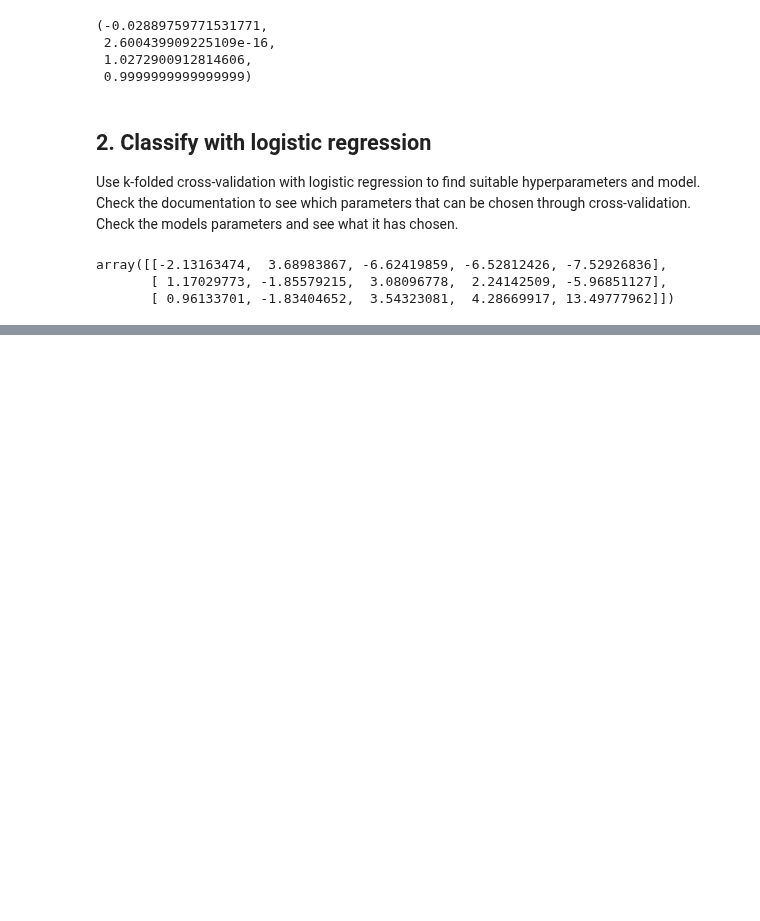
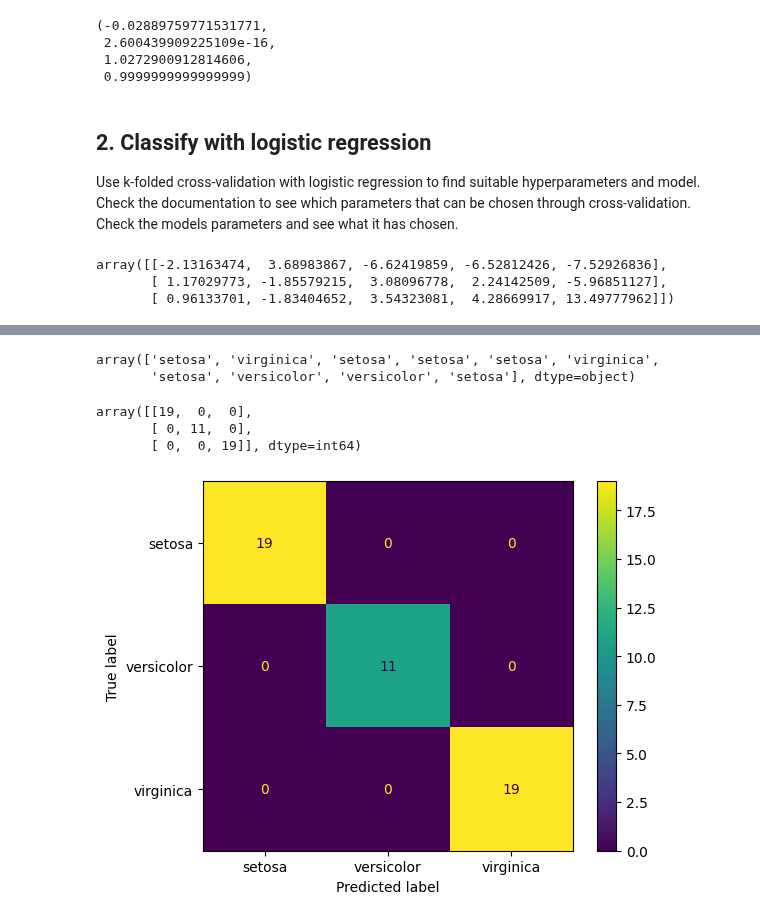
Before and after one commit to VineelaNedunuri/Machine-learning, a Jupyter notebook: Exercises/E04_logistic_regression.ipynb, the cells around one changed output, grey strips where cells are left out. Saved outputs shown, nothing was run; the diff lists cells and outputs as text; code cells hidden in the pictures; blank space fills up the shorter version.

```diff
--- a/Exercises/E04_logistic_regression.ipynb
+++ b/Exercises/E04_logistic_regression.ipynb
@@ -290,0 +301,3 @@ array([[-2.13163474,  3.68983867, -6.62419859, -6.52812426, -7.52926836],
+# %%
+y_pred = model.predict(scaled_X_test)
+y_pred
@@ -290,0 +329,22 @@ array([[-2.13163474,  3.68983867, -6.62419859, -6.52812426, -7.52926836],
+# %%
+y_pred[:10]
+# %% [output]
+array(['setosa', 'virginica', 'setosa', 'setosa', 'setosa', 'virginica',
+       'setosa', 'versicolor', 'versicolor', 'setosa'], dtype=object)
+# %%
+from sklearn.metrics import confusion_matrix, accuracy_score, ConfusionMatrixDisplay, classification_report
+
+cm = confusion_matrix(y_test, y_pred)
+cm
+# %% [output]
+array([[19,  0,  0],
+       [ 0, 11,  0],
+       [ 0,  0, 19]], dtype=int64)
+# %%
+display= ConfusionMatrixDisplay(cm, display_labels = model.classes_)
+display.plot()
+plt.xlabel('Predicted label')
+plt.ylabel('True label')
+plt.show()
+# %% [output]
+[figure, added]
```
Also changed, not shown: parts of 4 cells of this notebook.
